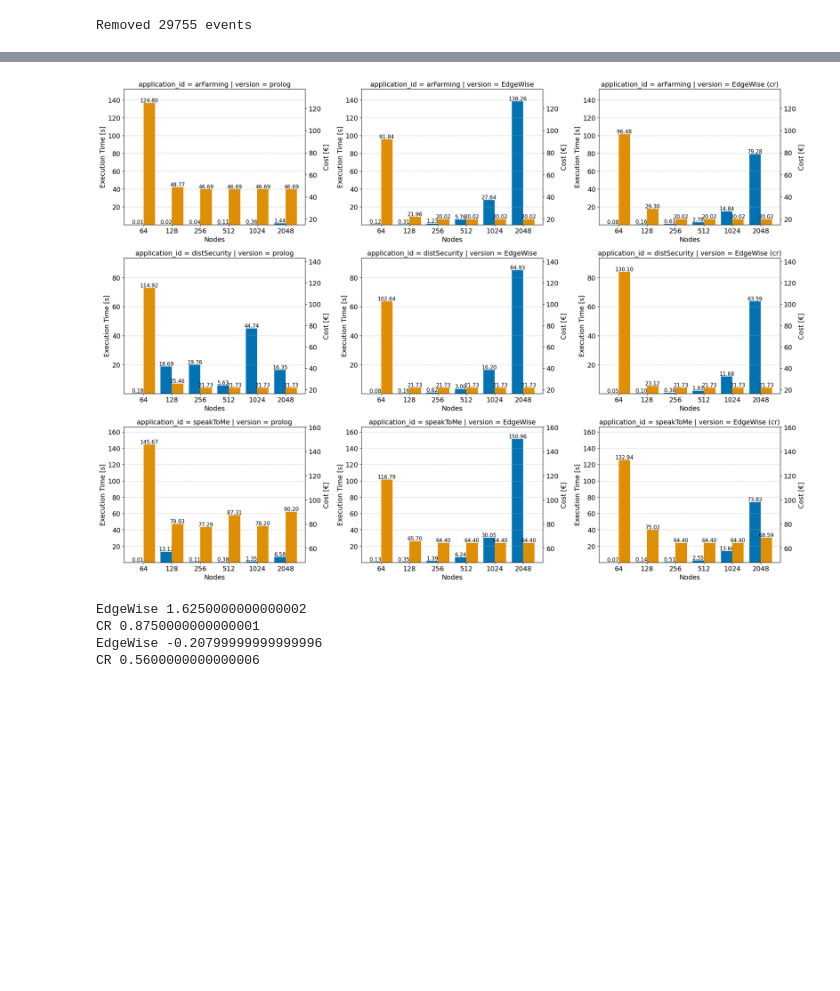
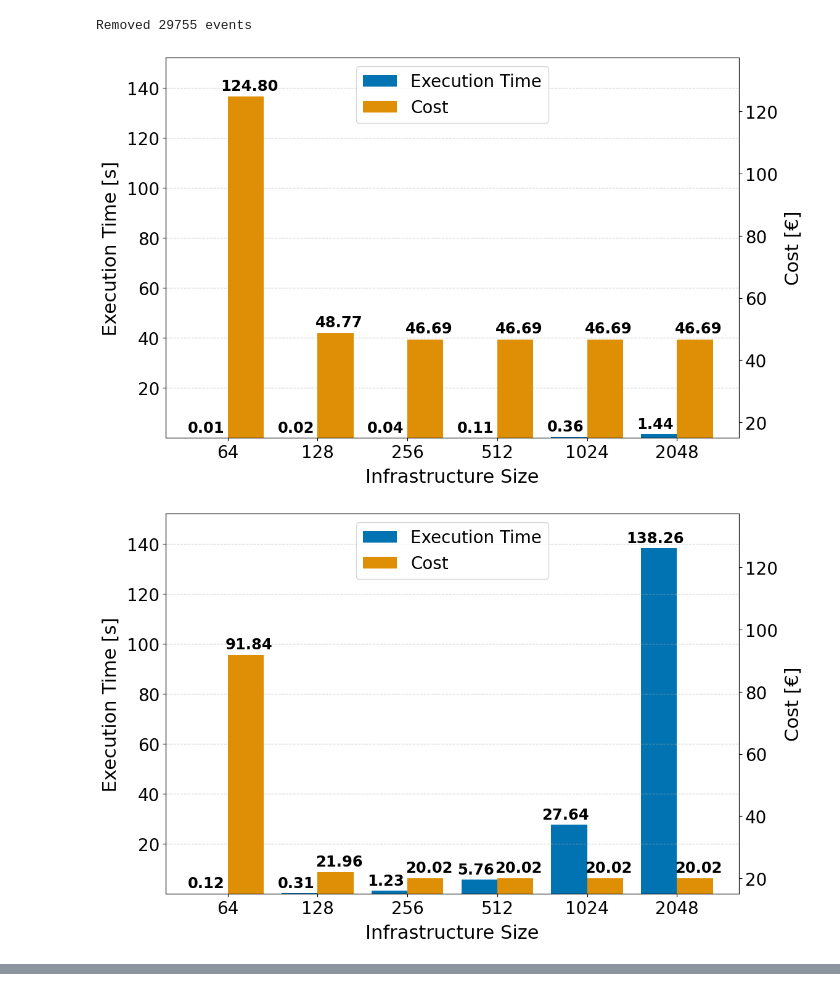
Before and after one commit to di-unipi-socc/edgewise, a Jupyter notebook: edgewise/results/analyse2.ipynb, the cells around one changed output, grey strips where cells are left out. Drawn from its saved outputs; the diff is of its cells as text; code cells hidden in the pictures; blank space fills up the shorter version.

Commit message:
fix: Update plots for paper readability

```diff
--- a/edgewise/results/analyse2.ipynb
+++ b/edgewise/results/analyse2.ipynb
@@ -15,9 +15,10 @@ PLOTS_DIR = Path("./plots")
 PLOTS_DIR.mkdir(exist_ok=True, parents=True)
 
 # Set FONT SIZE of x-axis and y-axis, legend, etc.
-FONT_SIZE = 14
+FONT_SIZE = 20
 rc = {
-    "axes.labelsize": FONT_SIZE,
+    "axes.labelsize": FONT_SIZE+2,
+    "axes.labelpad": 8,
     "font.size": FONT_SIZE,
     "legend.fontsize": FONT_SIZE,
     "legend.title_fontsize": FONT_SIZE,
@@ -28,7 +29,7 @@ rc = {
 
 pd.set_option("display.max_rows", None)
 plt.rcParams.update(rc)
-BAR_TEXT_KWARGS = {"fontsize": 11, "ha": "center", "va": "bottom", "zorder": 99}
+BAR_TEXT_KWARGS = {"fontsize": 17.5, "fontweight": "bold", "ha": "center", "va": "bottom", "zorder": 99}
 
 df = df[df["version"].isin(HUE_ORDER)]
 # %%
@@ -84,7 +85,7 @@ for app_id in df_agg["application_id"].unique():
 
         df_app_version = df_app_version.sort_values("nodes")
 
-        fig, ax = plt.subplots(figsize=(7, 5))
+        fig, ax = plt.subplots(figsize=(12, 8))
         ax2 = ax.twinx()
 
         limits = app_limits[app_id]
@@ -110,40 +111,45 @@ for app_id in df_agg["application_id"].unique():
         ax.set_ylim(limits["min_exec_time"] * 0.75, limits["max_exec_time"] * 1.1)
         ax2.set_ylim(limits["min_cost"] * 0.75, limits["max_cost"] * 1.1)
 
-        ax.set_title(f"application_id = {app_id}  |  version = {version}")
+        # ax.set_title(f"application_id = {app_id}  |  version = {version}")
         ax.set_xlabel("Infrastructure Size")
         ax.set_ylabel("Execution Time [s]")
         ax2.set_ylabel("Cost [€]")
 
         ax.set_xticks(x_positions)
         ax.set_xticklabels(df_app_version["nodes"])
 
+        x_offset = 0.04
+        y_offset = 1
         for bar in bars1:
             height = bar.get_height()
             ax.text(
-                bar.get_x() + bar.get_width() / 2,
-                height,
+                -x_offset + bar.get_x() + bar.get_width() / 2,
+                height + y_offset,
                 f"{height:.2f}",
                 **BAR_TEXT_KWARGS,
             )
 
         for bar in bars2:
             height = bar.get_height()
             ax2.text(
-                bar.get_x() + bar.get_width() / 2,
-                height,
+                x_offset + bar.get_x() + bar.get_width() / 2,
+                height + y_offset,
                 f"{height:.2f}",
                 **BAR_TEXT_KWARGS,
             )
 
         handles = [bars1, bars2]
         labels = ["Execution Time", "Cost"]
         ax.legend(handles, labels, loc="upper center")
 
         ax.grid(axis="y", linestyle="--", alpha=0.7)
 
-        plt.tight_layout()
-        path = PLOTS_DIR / f"{app_id}" / f"time_cost-{version}.pdf"
+        # plt.tight_layout()
+        path = PLOTS_DIR / f"time_cost-{app_id}-{version}.pdf"
         path.parent.mkdir(exist_ok=True, parents=True)
         plt.savefig(path, format="pdf", dpi=600)
-        plt.close()  # plt.show()
+        plt.show()
+# %% [output]
+[figure, added]
+[figure, added]
@@ -150,5 +163,5 @@ for app_id in df_agg["application_id"].unique():
 # %%
-fig, axes = plt.subplots(3, 3, figsize=(21, 15))
+fig, axes = plt.subplots(3, 3, figsize=(30, 15))
 axes = axes.flatten()
 index = 0
 
@@ -226,30 +239,3 @@ for j in range(index, 9):
 plt.tight_layout()
 # plt.savefig(PLOTS_DIR / "time_cost_grid.pdf", format="pdf", dpi=600)
 plt.show()
-# %% [output]
-[figure, removed]
-# %%
-worst_ew = 0.13
-worst_ew_cr = 0.07
-
-lmbd = 1 / 0.08
-mu_ew = 1 / worst_ew
-mu_ew_cr = 1 / worst_ew_cr
-
-rho_ew = lmbd / mu_ew
-rho_ew_cr = lmbd / mu_ew_cr
-
-# lunghezza media della coda
-
-x_ew = rho_ew / (1 - rho_ew)
-x_ew_cr = rho_ew_cr / (1 - rho_ew_cr)
-
-# tempo medio di attesa
-
-t_ew = x_ew / lmbd
-t_ew_cr = x_ew_cr / lmbd
-# %% [output]
-EdgeWise 1.6250000000000002
-CR 0.8750000000000001
-EdgeWise -0.20799999999999996
-CR 0.5600000000000006
```
Also changed, not shown: parts of 1 cell of this notebook, 19 other files.
